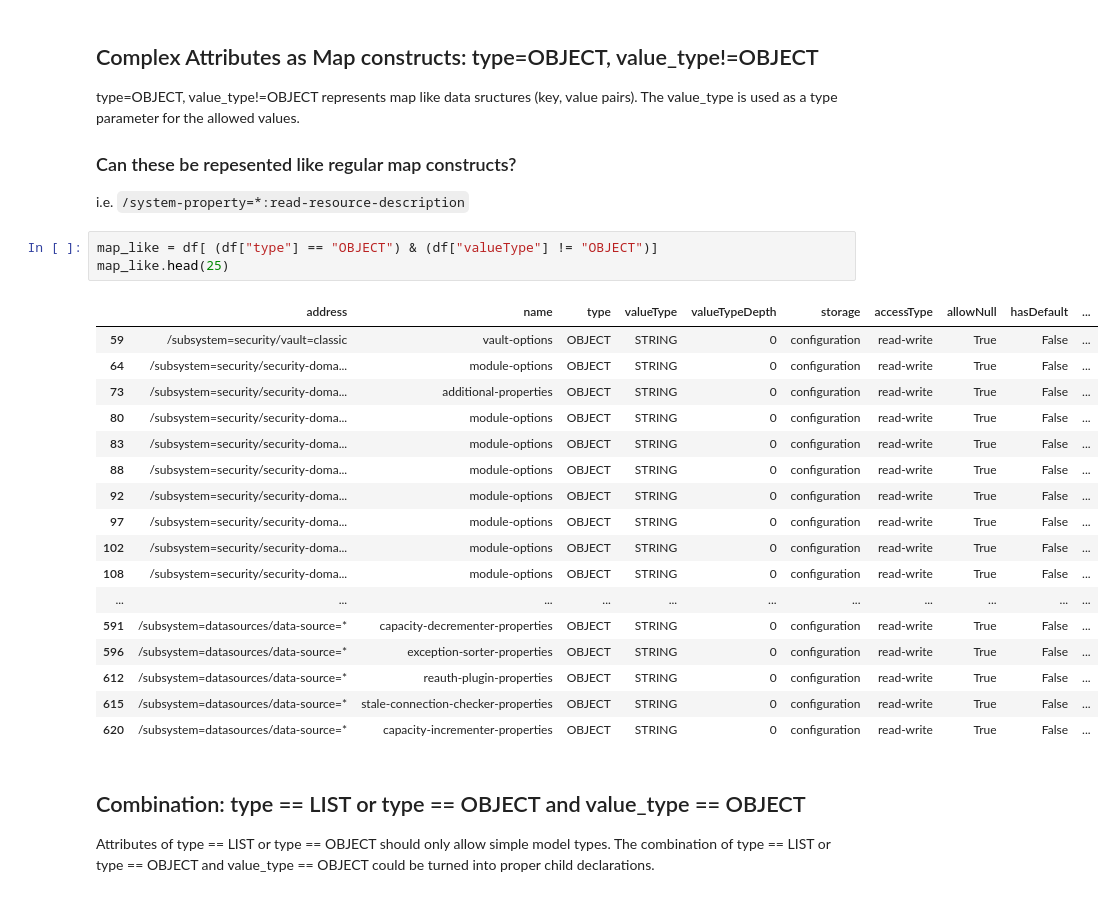
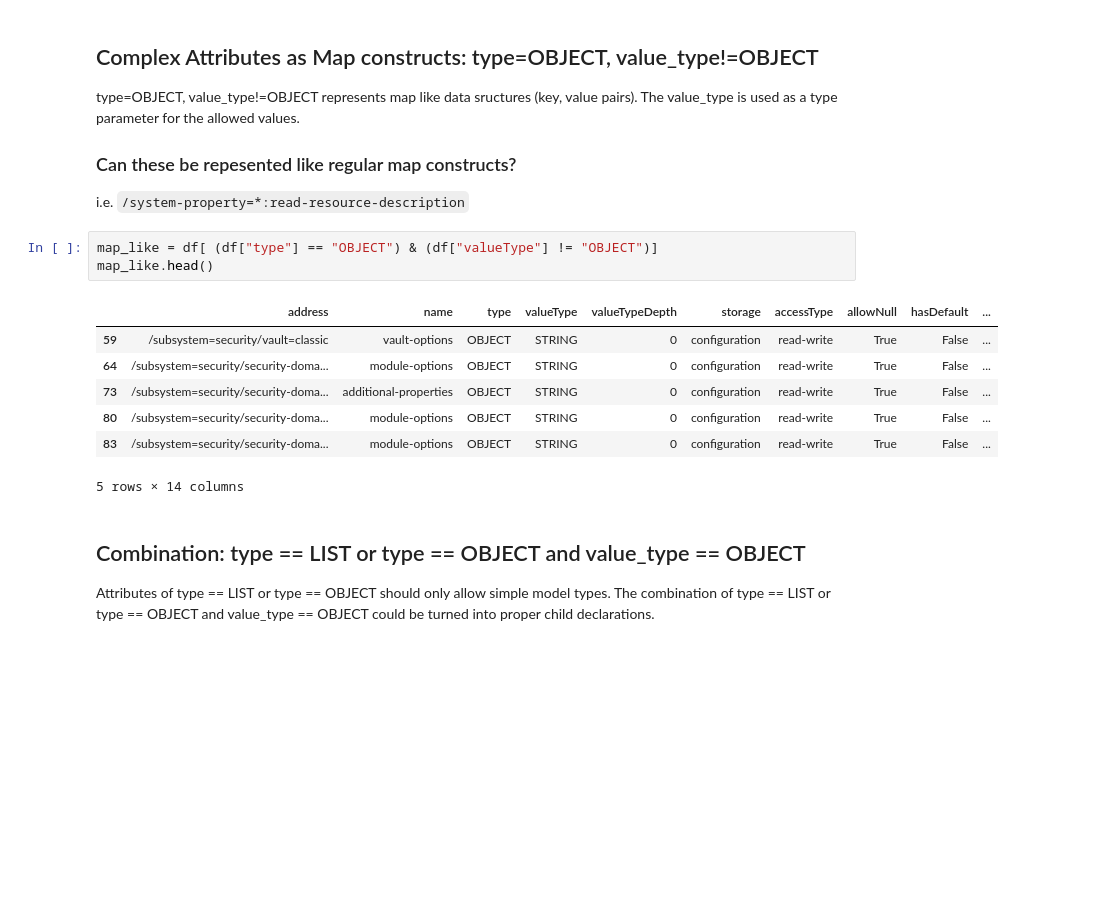
Before and after one commit to hal/dmr.analytics, a Jupyter notebook: notebooks/AttributeMetaData.ipynb, the cells around one changed output. Drawn from its saved outputs; the diff is of its cells as text; blank space fills up the shorter version.

```diff
--- a/notebooks/AttributeMetaData.ipynb
+++ b/notebooks/AttributeMetaData.ipynb
@@ -182,25 +186,15 @@ type=OBJECT, value_type!=OBJECT represents map like data sructures (key, value p
 i.e. `/system-property=*:read-resource-description`
 # %%
 map_like = df[ (df["type"] == "OBJECT") & (df["valueType"] != "OBJECT")]
-map_like.head(25)
+map_like.head()
 # %% [output]
 |  | address | name | type | valueType | valueTypeDepth | storage | accessType | allowNull | hasDefault | ... |
 | 59 | /subsystem=security/vault=classic | vault-options | OBJECT | STRING | 0 | configuration | read-write | True | False | ... |
 | 64 | /subsystem=security/security-doma... | module-options | OBJECT | STRING | 0 | configuration | read-write | True | False | ... |
 | 73 | /subsystem=security/security-doma... | additional-properties | OBJECT | STRING | 0 | configuration | read-write | True | False | ... |
 | 80 | /subsystem=security/security-doma... | module-options | OBJECT | STRING | 0 | configuration | read-write | True | False | ... |
 | 83 | /subsystem=security/security-doma... | module-options | OBJECT | STRING | 0 | configuration | read-write | True | False | ... |
-| 88 | /subsystem=security/security-doma... | module-options | OBJECT | STRING | 0 | configuration | read-write | True | False | ... |
-| 92 | /subsystem=security/security-doma... | module-options | OBJECT | STRING | 0 | configuration | read-write | True | False | ... |
-| 97 | /subsystem=security/security-doma... | module-options | OBJECT | STRING | 0 | configuration | read-write | True | False | ... |
-| 102 | /subsystem=security/security-doma... | module-options | OBJECT | STRING | 0 | configuration | read-write | True | False | ... |
-| 108 | /subsystem=security/security-doma... | module-options | OBJECT | STRING | 0 | configuration | read-write | True | False | ... |
-| ... | ... | ... | ... | ... | ... | ... | ... | ... | ... | ... |
-| 591 | /subsystem=datasources/data-source=* | capacity-decrementer-properties | OBJECT | STRING | 0 | configuration | read-write | True | False | ... |
-| 596 | /subsystem=datasources/data-source=* | exception-sorter-properties | OBJECT | STRING | 0 | configuration | read-write | True | False | ... |
-| 612 | /subsystem=datasources/data-source=* | reauth-plugin-properties | OBJECT | STRING | 0 | configuration | read-write | True | False | ... |
-| 615 | /subsystem=datasources/data-source=* | stale-connection-checker-properties | OBJECT | STRING | 0 | configuration | read-write | True | False | ... |
-| 620 | /subsystem=datasources/data-source=* | capacity-incrementer-properties | OBJECT | STRING | 0 | configuration | read-write | True | False | ... |
+5 rows × 14 columns
 # %% [markdown]
 ## Combination: type == LIST or type == OBJECT and value_type == OBJECT
 Attributes of type == LIST or type == OBJECT should only allow simple model types. The combination of type == LIST or type == OBJECT and value_type == OBJECT could be turned into proper child declarations.
```
Also changed, not shown: parts of 13 cells of this notebook.
